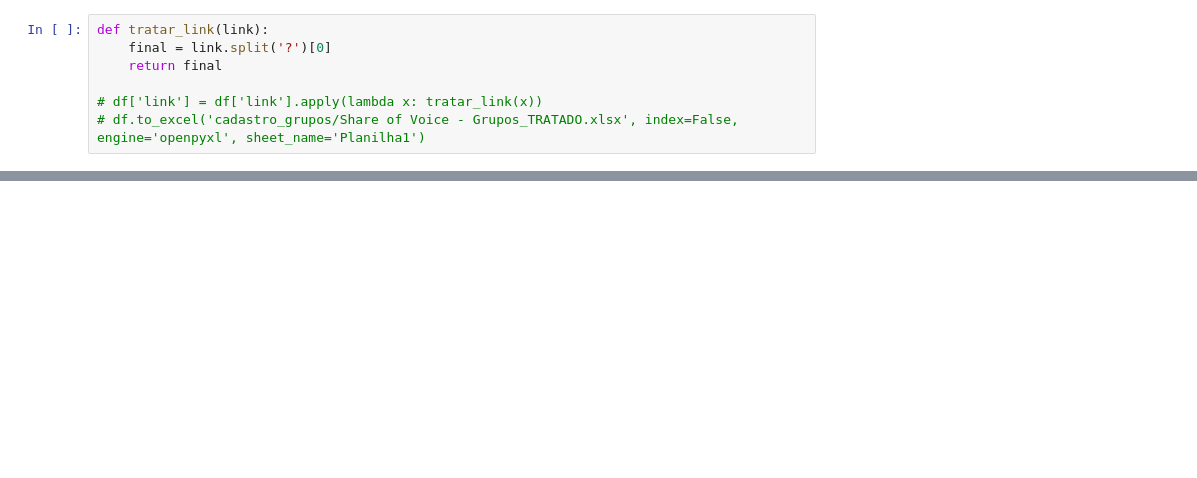
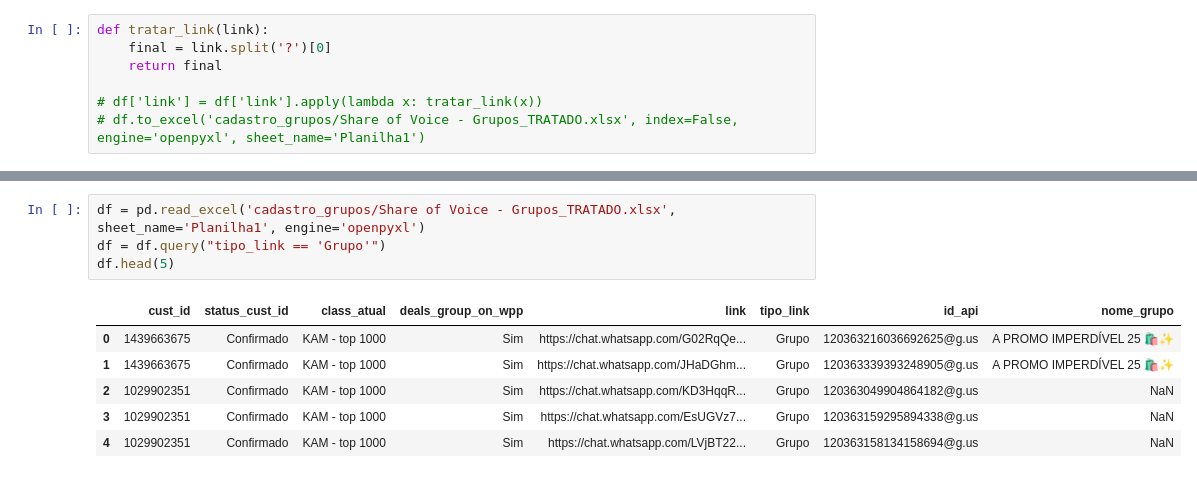
Before and after one commit to JoaoGollucci/whatsapp_data, a Jupyter notebook: proc_excel.ipynb, the cells around one changed output, grey strips where cells are left out. Saved outputs shown, nothing was run; the diff lists cells and outputs as text; blank space fills up the shorter version.

```diff
--- a/proc_excel.ipynb
+++ b/proc_excel.ipynb
@@ -73,0 +37,11 @@ def cadastrar_grupo():
+# %%
+df = pd.read_excel('cadastro_grupos/Share of Voice - Grupos_TRATADO.xlsx', sheet_name='Planilha1', engine='openpyxl')
+df = df.query("tipo_link == 'Grupo'")
+df.head(5)
+# %% [output]
+|  | cust_id | status_cust_id | class_atual | deals_group_on_wpp | link | tipo_link | id_api | nome_grupo |
+| 0 | 1439663675 | Confirmado | KAM - top 1000 | Sim | https://chat.whatsapp.com/G02RqQe... | Grupo | 120363216036692625@g.us | A PROMO IMPERDÍVEL 25 🛍️✨ |
+| 1 | 1439663675 | Confirmado | KAM - top 1000 | Sim | https://chat.whatsapp.com/JHaDGhm... | Grupo | 120363339393248905@g.us | A PROMO IMPERDÍVEL 25 🛍️✨ |
+| 2 | 1029902351 | Confirmado | KAM - top 1000 | Sim | https://chat.whatsapp.com/KD3HqqR... | Grupo | 120363049904864182@g.us | NaN |
+| 3 | 1029902351 | Confirmado | KAM - top 1000 | Sim | https://chat.whatsapp.com/EsUGVz7... | Grupo | 120363159295894338@g.us | NaN |
+| 4 | 1029902351 | Confirmado | KAM - top 1000 | Sim | https://chat.whatsapp.com/LVjBT22... | Grupo | 120363158134158694@g.us | NaN |
```
Also changed, not shown: parts of 31 cells of this notebook, 12 other files.
